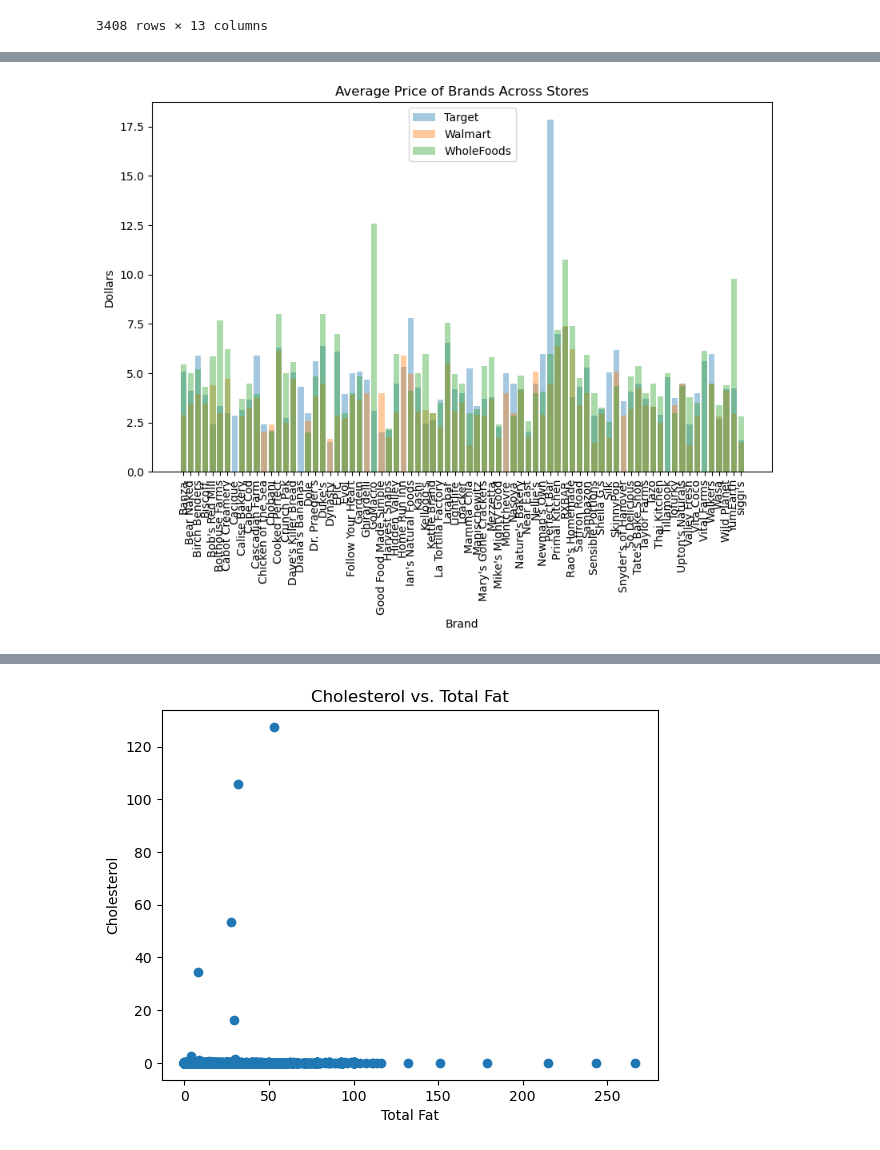
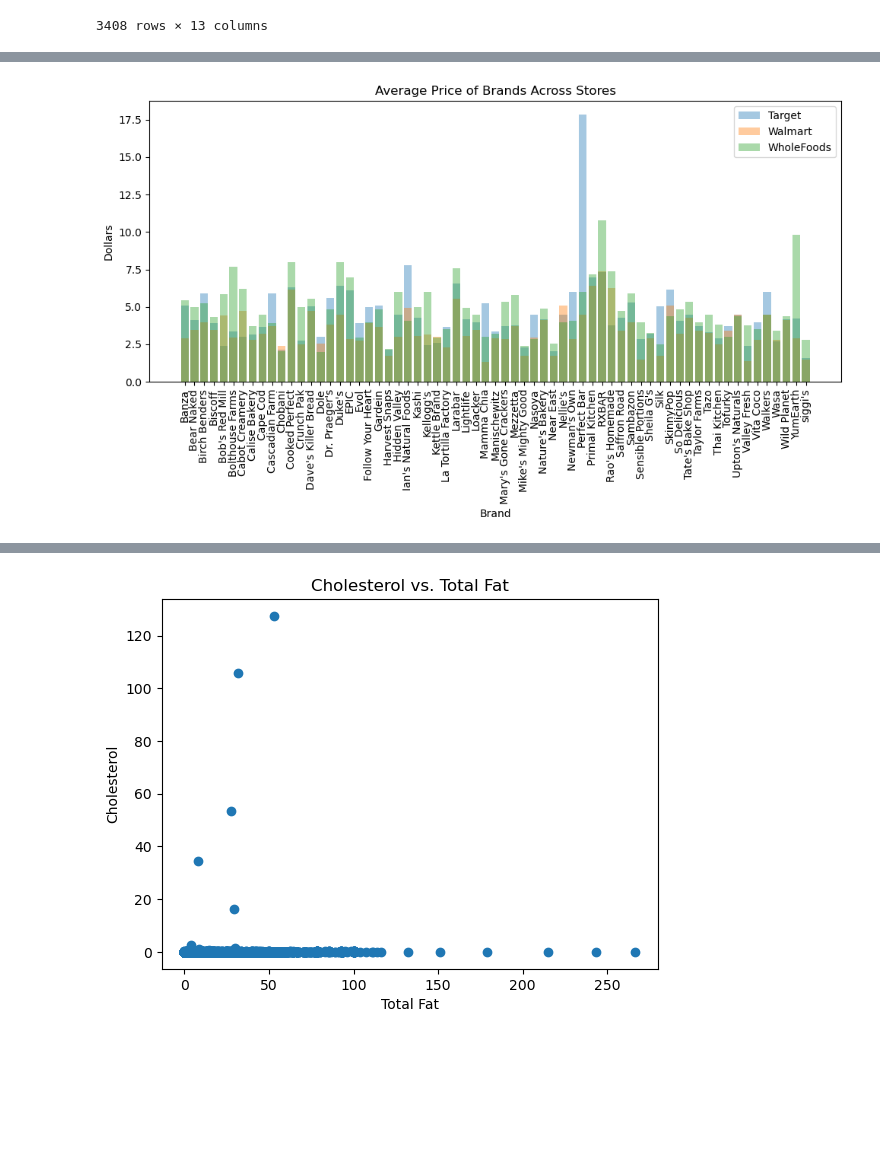
Before and after one commit to gkao25/grocerydb-viz, a Jupyter notebook: notebook.ipynb, the cells around one changed output, grey strips where cells are left out. Cells and saved outputs as stored; diff of their text form; code cells hidden in the pictures; blank space fills up the shorter version.

```diff
--- a/notebook.ipynb
+++ b/notebook.ipynb
@@ -30,8 +30,8 @@ import numpy as np
 import pandas as pd
 from matplotlib import pyplot as plt
 # %%
-d = pd.read_csv('grocerydb.csv')
-d.shape
+df = pd.read_csv('grocerydb.csv')
+df.shape
 # %% [output]
 (26250, 16)
 # %%
@@ -271,8 +272,9 @@ brands.sort_values('price', ascending=False)
 # does the same brand sell at different prices in different stores?
 
 # filter for brands that are sold at all three stores
-store_brands = d.groupby(['store', 'brand']).mean(numeric_only=True).reset_index()
-brands_store_count = store_brands.groupby('brand').count().dropna(subset=['price'])
+# some rows have null price
+store_brands = df.dropna(subset=['price']).groupby(['store', 'brand']).mean(numeric_only=True).reset_index()
+brands_store_count = store_brands.groupby('brand').count()
 brands_all3 = brands_store_count[brands_store_count['store']==3].reset_index()['brand']
 brands_all3
 # %% [output]
@@ -324,20 +293,21 @@ store_brands[store_brands['store']=='Target'].sort_values('brand')
 # %%
-brand_all3_meanprice = d[d['brand'].isin(brands_all3)].groupby(['store', 'brand']).mean(numeric_only=True).reset_index()
+brand_all3_meanprice = df[df['brand'].isin(brands_all3)].groupby(['store', 'brand']).mean(numeric_only=True).reset_index()[['store', 'brand', 'price']]
 target_brand_mp = brand_all3_meanprice[brand_all3_meanprice['store']=='Target']
 walmart_brand_mp = brand_all3_meanprice[brand_all3_meanprice['store']=='Walmart']
 wf_brand_mp = brand_all3_meanprice[brand_all3_meanprice['store']=='WholeFoods']
 
 plt.figure(figsize=(10,6))
 plt.bar(target_brand_mp['brand'], target_brand_mp['price'], alpha=0.4, label='Target')
 plt.bar(walmart_brand_mp['brand'], walmart_brand_mp['price'], alpha=0.4, label='Walmart')
 plt.bar(wf_brand_mp['brand'], wf_brand_mp['price'], alpha=0.4, label='WholeFoods')
 plt.legend()
 plt.xlabel('Brand')
 plt.ylabel('Dollars')
 plt.title('Average Price of Brands Across Stores')
 # plt.xticks([])   #empty ticks to declutter
 plt.xticks(rotation=90)
+plt.tight_layout()
 plt.show()
 # %% [output]
-[figure, old version]
+[figure, new version]
 # %%
```
Also changed, not shown: parts of 26 cells of this notebook, 2 other files.
